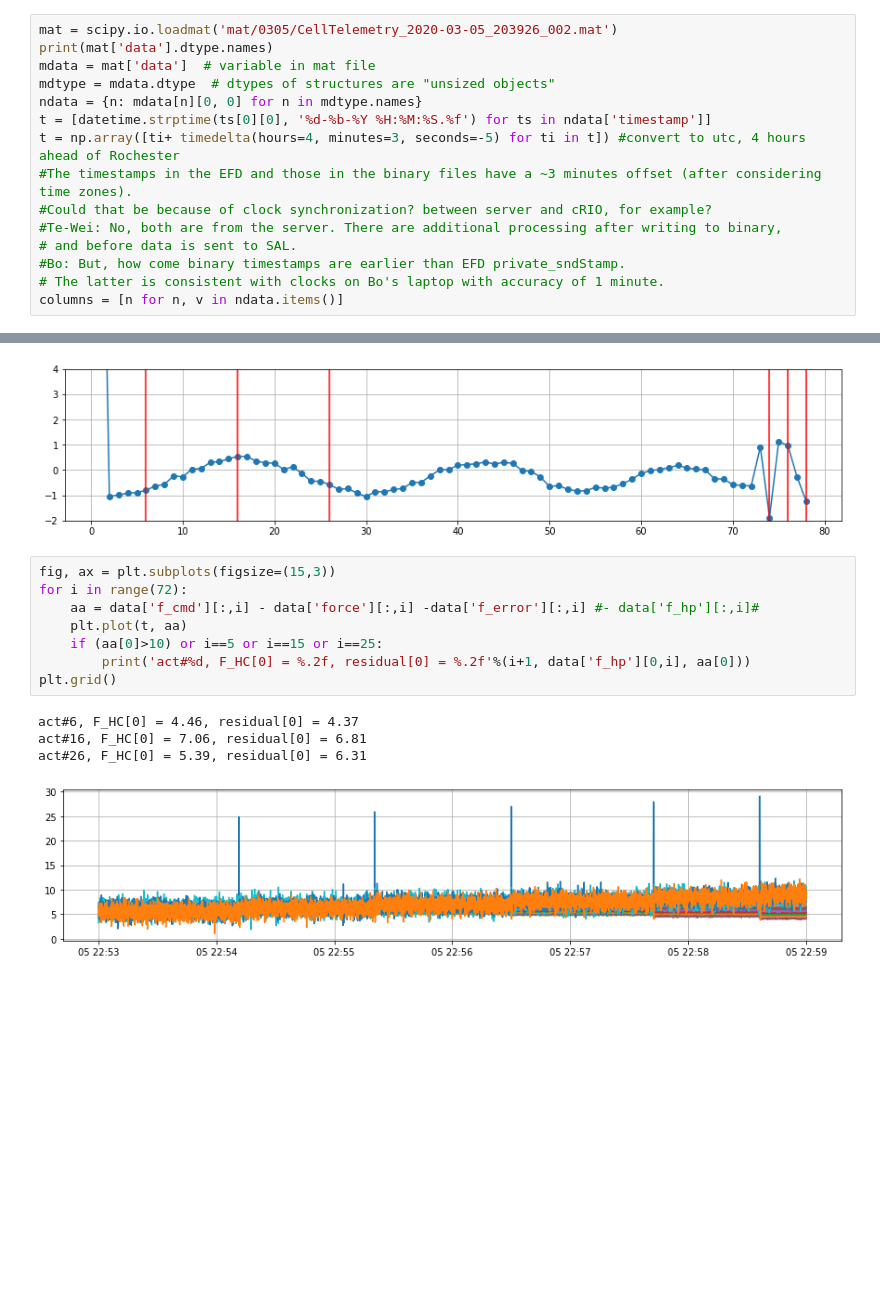
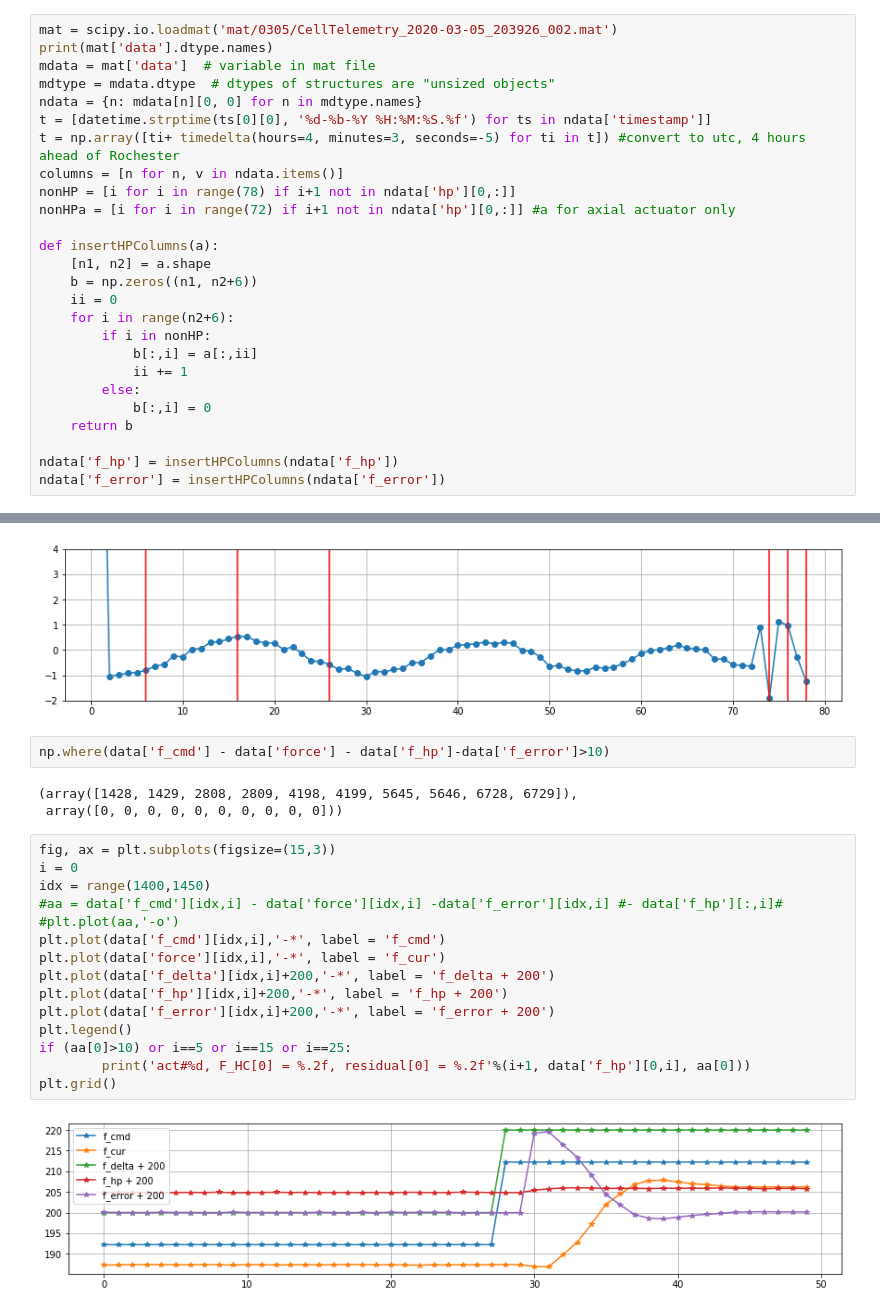
Before and after one commit to bxin/M2_summit_2003, a Jupyter notebook: a06_CL_B1_F.ipynb, the cells around one changed output, grey strips where cells are left out. Cells and saved outputs as stored; diff of their text form; blank space fills up the shorter version.

```diff
--- a/a06_CL_B1_F.ipynb
+++ b/a06_CL_B1_F.ipynb
@@ -159,13 +159,24 @@ mdtype = mdata.dtype  # dtypes of structures are "unsized objects"
 ndata = {n: mdata[n][0, 0] for n in mdtype.names}
 t = [datetime.strptime(ts[0][0], '%d-%b-%Y %H:%M:%S.%f') for ts in ndata['timestamp']]
 t = np.array([ti+ timedelta(hours=4, minutes=3, seconds=-5) for ti in t]) #convert to utc, 4 hours ahead of Rochester
-#The timestamps in the EFD and those in the binary files have a ~3 minutes offset (after considering time zones).
-#Could that be because of clock synchronization? between server and cRIO, for example?
-#Te-Wei: No, both are from the server. There are additional processing after writing to binary,
-# and before data is sent to SAL.
-#Bo: But, how come binary timestamps are earlier than EFD private_sndStamp.
-# The latter is consistent with clocks on Bo's laptop with accuracy of 1 minute.
 columns = [n for n, v in ndata.items()]
+nonHP = [i for i in range(78) if i+1 not in ndata['hp'][0,:]]
+nonHPa = [i for i in range(72) if i+1 not in ndata['hp'][0,:]] #a for axial actuator only
+
+def insertHPColumns(a):
+    [n1, n2] = a.shape
+    b = np.zeros((n1, n2+6))
+    ii = 0
+    for i in range(n2+6):
+        if i in nonHP:
+            b[:,i] = a[:,ii]
+            ii += 1
+        else:
+            b[:,i] = 0
+    return b
+
+ndata['f_hp'] = insertHPColumns(ndata['f_hp'])
+ndata['f_error'] = insertHPColumns(ndata['f_error'])
 # %% [output]
 ('time_delta', 'comm_cntr', 'ilc_status', 'encoder', 'force', 'disp_sensors', 'temp_sensors', 'inclinometer', 'step_cmd', 'inc_cal', 'elevation_ts_i', 'elevation_ts_u', 'elevation_ang', 'el_status', ' ...
 # %%
@@ -345,16 +346,25 @@ for i in data['hp'][0]:
 #ax.set_xticklabels(actLabels)
 # %% [output]
 [figure]
+# %%
+np.where(data['f_cmd'] - data['force'] - data['f_hp']-data['f_error']>10)
+# %% [output]
+(array([1428, 1429, 2808, 2809, 4198, 4199, 5645, 5646, 6728, 6729]),
+ array([0, 0, 0, 0, 0, 0, 0, 0, 0, 0]))
 # %%
 fig, ax = plt.subplots(figsize=(15,3))
-for i in range(72):
-    aa = data['f_cmd'][:,i] - data['force'][:,i] -data['f_error'][:,i] #- data['f_hp'][:,i]#
-    plt.plot(t, aa)
-    if (aa[0]>10) or i==5 or i==15 or i==25:
+i = 0
+idx = range(1400,1450)
+#aa = data['f_cmd'][idx,i] - data['force'][idx,i] -data['f_error'][idx,i] #- data['f_hp'][:,i]#
+#plt.plot(aa,'-o')
+plt.plot(data['f_cmd'][idx,i],'-*', label = 'f_cmd')
+plt.plot(data['force'][idx,i],'-*', label = 'f_cur')
+plt.plot(data['f_delta'][idx,i]+200,'-*', label = 'f_delta + 200')
+plt.plot(data['f_hp'][idx,i]+200,'-*', label = 'f_hp + 200')
+plt.plot(data['f_error'][idx,i]+200,'-*', label = 'f_error + 200')
+plt.legend()
+if (aa[0]>10) or i==5 or i==15 or i==25:
         print('act#%d, F_HC[0] = %.2f, residual[0] = %.2f'%(i+1, data['f_hp'][0,i], aa[0]))
 plt.grid()
 # %% [output]
-act#6, F_HC[0] = 4.46, residual[0] = 4.37
-act#16, F_HC[0] = 7.06, residual[0] = 6.81
-act#26, F_HC[0] = 5.39, residual[0] = 6.31
-[figure, old version]
+[figure, new version]
```
Also changed, not shown: parts of 9 cells of this notebook, 5 other files.
